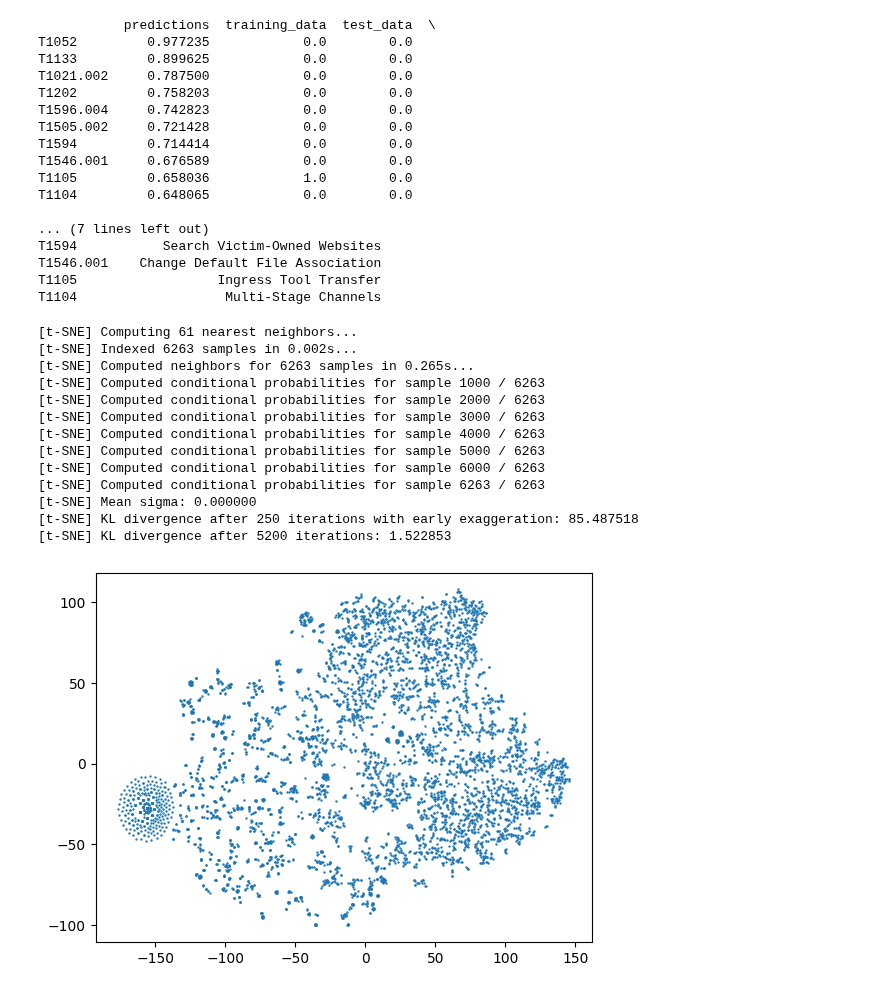
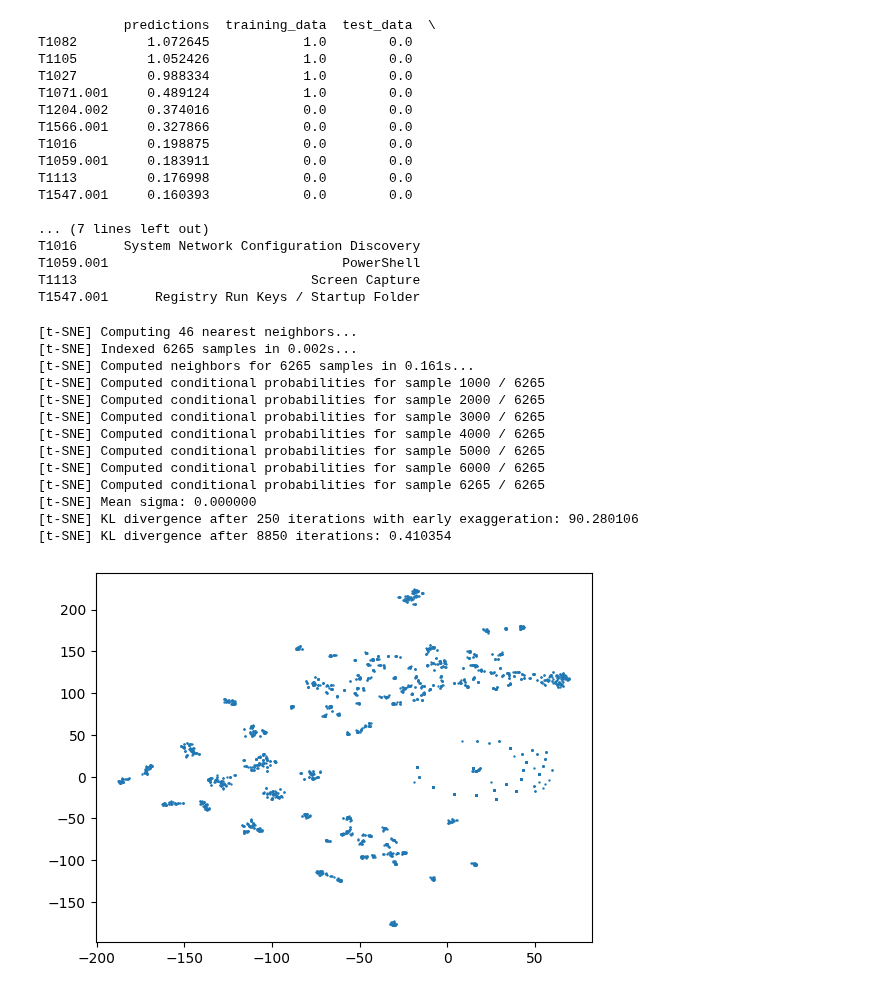
Before and after one commit to center-for-threat-informed-defense/technique-inference-engine, a Jupyter notebook: models/main.ipynb, the cells around one changed output. Cells and saved outputs as stored; diff of their text form; code cells hidden in the pictures.

```diff
--- a/models/main.ipynb
+++ b/models/main.ipynb
@@ -189,6 +146,7 @@ hyperparameters {'regularization': 0.01, 'num_iterations': 67, 'learning_rate':
 # hyperparameters
 embedding_dimension = 10
 k = 20
+best_hyperparameters = {'regularization_coefficient': 0.05, 'c': 0.5, 'num_iterations': 20}
 
 model = WALSRecommender(m=training_data.m, n=training_data.n, k=embedding_dimension)
 
@@ -199,11 +157,12 @@ tie = TechniqueInferenceEngine(
     model=model,
     enterprise_attack_filepath=enterprise_attack_filepath,
 )
-mse = tie.fit_with_cross_validation(
-    num_iterations=[20],
-    c=[0.001, 0.005, 0.01, 0.05, 0.1, 0.3, 0.5, 0.7],
-    regularization_coefficient=[0.001, 0.005, 0.01, 0.02, 0.05]
-)
+mse = tie.fit(**best_hyperparameters)
+# mse = tie.fit_with_cross_validation(
+#     num_iterations=[20],
+#     c=[0.001, 0.005, 0.01, 0.05, 0.1, 0.3, 0.5, 0.7],
+#     regularization_coefficient=[0.001, 0.005, 0.01, 0.02, 0.05]
+# )
 print("Mean Squared Error", mse)
 precision = tie.precision(k=k)
 print("Precision", precision)
@@ -275,30 +241,27 @@ bpr_kwargs = {
     "w_regularization": 0.001,
 }
 
-new_report_predictions = tie.predict_for_new_report(
-    oilrig_techniques,
-    **bpr_kwargs,
-)
+new_report_predictions = tie.predict_for_new_report(oilrig_techniques)
 
 print(new_report_predictions.sort_values(by="predictions", ascending=False).head(10))
 # %% [output]
            predictions  training_data  test_data  \
-T1052         0.977235            0.0        0.0
-T1133         0.899625            0.0        0.0
-T1021.002     0.787500            0.0        0.0
-T1202         0.758203            0.0        0.0
-T1596.004     0.742823            0.0        0.0
-T1505.002     0.721428            0.0        0.0
-T1594         0.714414            0.0        0.0
-T1546.001     0.676589            0.0        0.0
-T1105         0.658036            1.0        0.0
-T1104         0.648065            0.0        0.0
+T1082         1.072645            1.0        0.0
+T1105         1.052426            1.0        0.0
+T1027         0.988334            1.0        0.0
+T1071.001     0.489124            1.0        0.0
+T1204.002     0.374016            0.0        0.0
+T1566.001     0.327866            0.0        0.0
+T1016         0.198875            0.0        0.0
+T1059.001     0.183911            0.0        0.0
+T1113         0.176998            0.0        0.0
+T1547.001     0.160393            0.0        0.0
 
 ... (7 lines left out)
-T1594           Search Victim-Owned Websites
-T1546.001    Change Default File Association
-T1105                  Ingress Tool Transfer
-T1104                   Multi-Stage Channels
+T1016      System Network Configuration Discovery
+T1059.001                              PowerShell
+T1113                              Screen Capture
+T1547.001      Registry Run Keys / Startup Folder
 # %%
 def make_tsne_embeddings(embeddings: np.ndarray) -> tuple[np.array, np.array]:
     """Create 2D representation of embeddings using t-SNE.
@@ -307,44 +270,44 @@ def make_tsne_embeddings(embeddings: np.ndarray) -> tuple[np.array, np.array]:
         embeddings: an mxk array of m embeddings in k-dimensional space.
 
     Returns:
         A tuple of the form (x_1, x_2) where x_1 and x_2 are length m
         such that (x_1[i], x_2[i]) is the 2-dimensional point cotnaining the 2-dimensional
         repsresentation for embeddings[i, :].
     """
     tsne = sklearn.manifold.TSNE(
         n_components=2,
-        perplexity=20,
+        perplexity=15,
         learning_rate="auto",
         # metric='cosine',
         # early_exaggeration=10.0,
         init='pca',
         verbose=True,
         n_iter=10000,
     )
 
     V_proj = tsne.fit_transform(embeddings)
     x = V_proj[:, 0]
     y = V_proj[:, 1]
 
     return x, y
 
 U = tie.get_U()
 x_1, x_2 = make_tsne_embeddings(U)
 
 plt.scatter(x_1, x_2, s=0.5)
 plt.show()
 # %% [output]
-[t-SNE] Computing 61 nearest neighbors...
-[t-SNE] Indexed 6263 samples in 0.002s...
-[t-SNE] Computed neighbors for 6263 samples in 0.265s...
-[t-SNE] Computed conditional probabilities for sample 1000 / 6263
-[t-SNE] Computed conditional probabilities for sample 2000 / 6263
-[t-SNE] Computed conditional probabilities for sample 3000 / 6263
-[t-SNE] Computed conditional probabilities for sample 4000 / 6263
-[t-SNE] Computed conditional probabilities for sample 5000 / 6263
-[t-SNE] Computed conditional probabilities for sample 6000 / 6263
-[t-SNE] Computed conditional probabilities for sample 6263 / 6263
+[t-SNE] Computing 46 nearest neighbors...
+[t-SNE] Indexed 6265 samples in 0.002s...
+[t-SNE] Computed neighbors for 6265 samples in 0.161s...
+[t-SNE] Computed conditional probabilities for sample 1000 / 6265
+[t-SNE] Computed conditional probabilities for sample 2000 / 6265
+[t-SNE] Computed conditional probabilities for sample 3000 / 6265
+[t-SNE] Computed conditional probabilities for sample 4000 / 6265
+[t-SNE] Computed conditional probabilities for sample 5000 / 6265
+[t-SNE] Computed conditional probabilities for sample 6000 / 6265
+[t-SNE] Computed conditional probabilities for sample 6265 / 6265
 [t-SNE] Mean sigma: 0.000000
-[t-SNE] KL divergence after 250 iterations with early exaggeration: 85.487518
-[t-SNE] KL divergence after 5200 iterations: 1.522853
+[t-SNE] KL divergence after 250 iterations with early exaggeration: 90.280106
+[t-SNE] KL divergence after 8850 iterations: 0.410354
-[figure, old version]
+[figure, new version]
```
Also changed, not shown: parts of 6 cells of this notebook, 2 other files.
